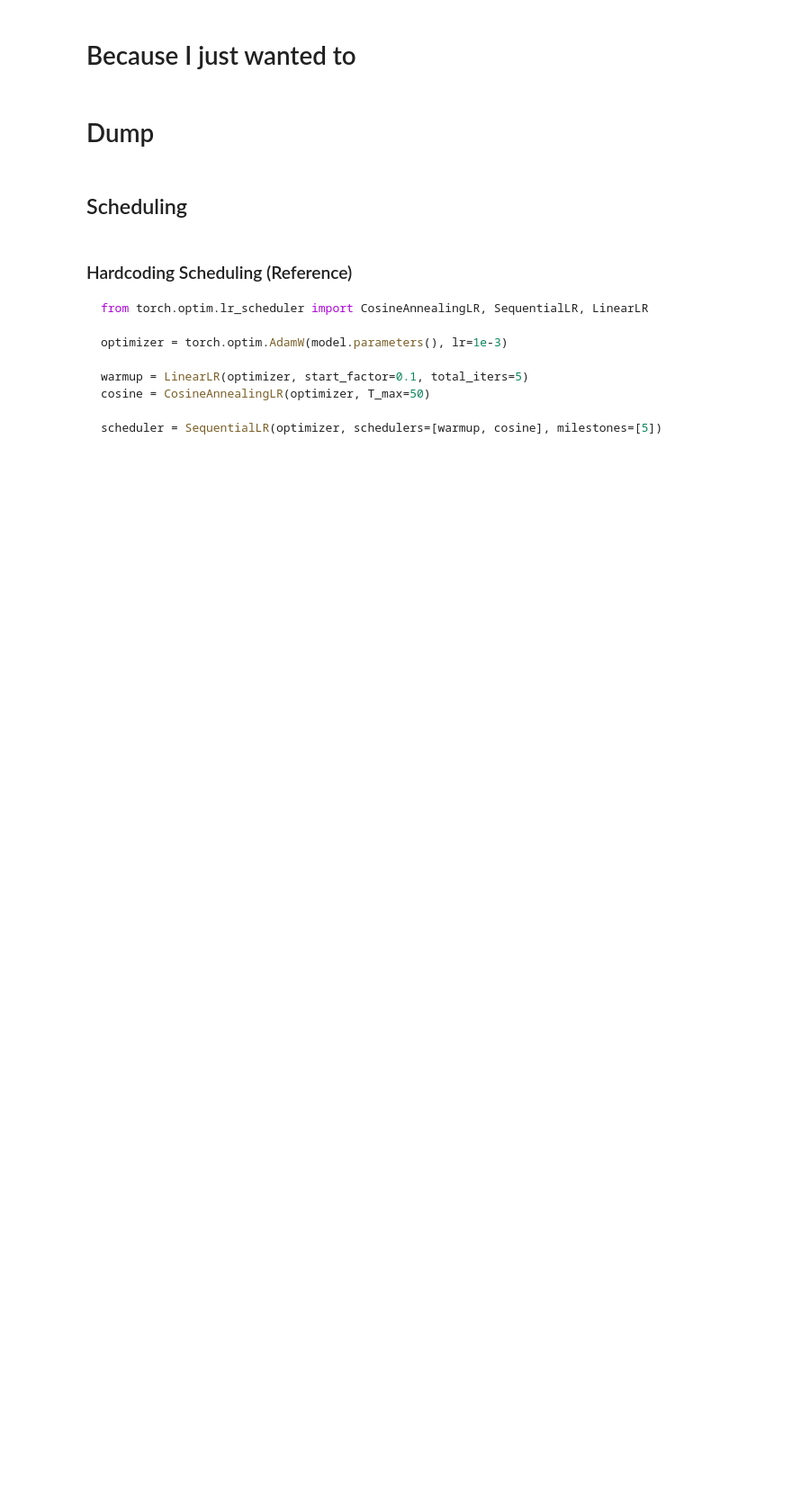
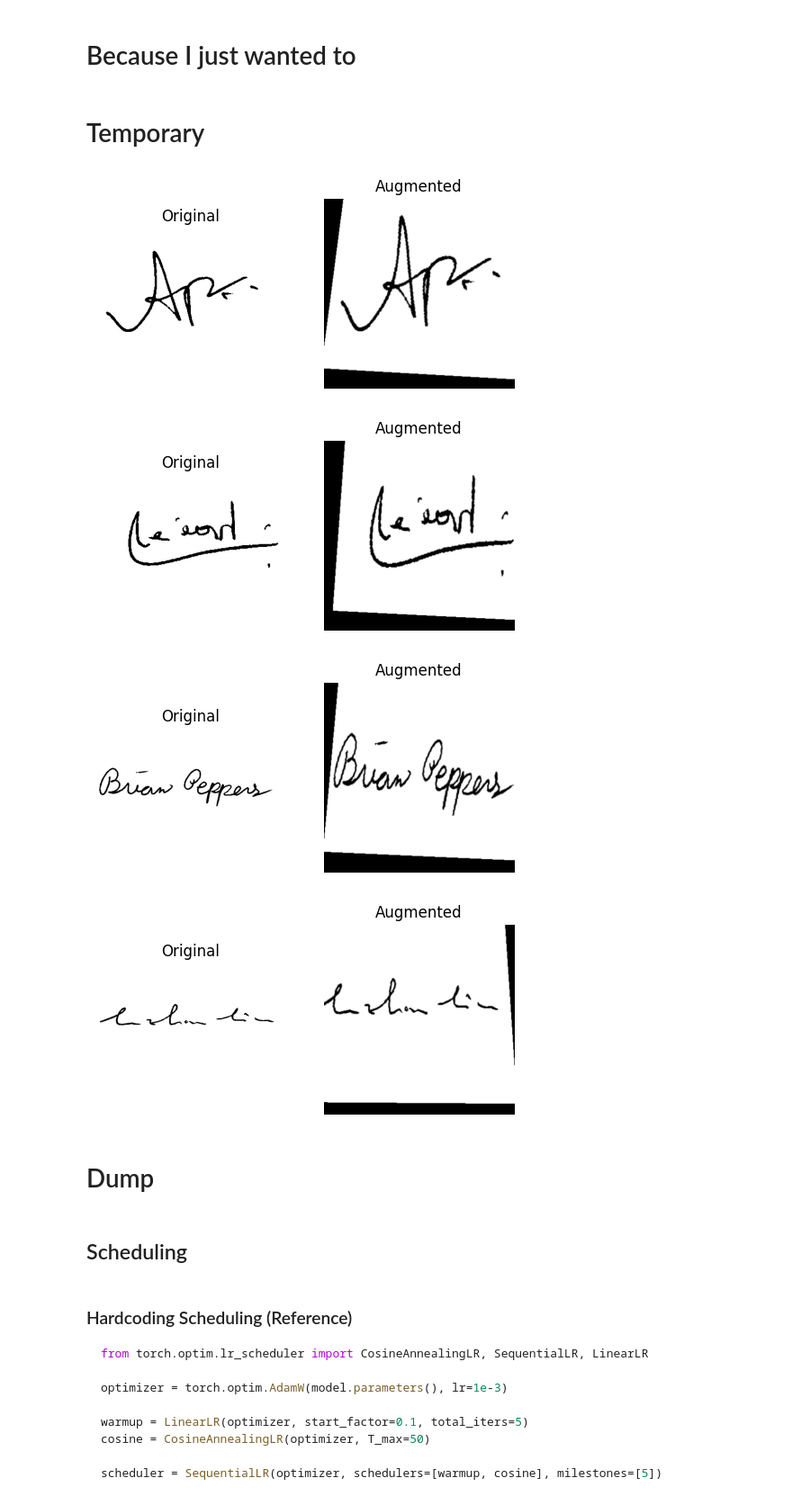
Before and after one commit to HappyPotatoHead/signature-verification-sct-plus, a Jupyter notebook: signature_verification_model.ipynb, the cells around one changed output. Shown: that part at 90% size. Saved outputs shown, nothing was run; the diff lists cells and outputs as text; code cells hidden in the pictures; blank space fills up the shorter version.

```diff
--- a/signature_verification_model.ipynb
+++ b/signature_verification_model.ipynb
@@ -1708,6 +1919,36 @@ for i in range(55):  # signer IDs
             }
             apply_threshold(similarity, dist_score, confidence, result)
             print(f"Signer {i+1}, Original {j+1} vs Forgery {k+1} → {result}")
+# %% [markdown]
+# Temporary
+# %%
+import os
+import matplotlib.pyplot as plt
+
+image_directory = "data/CEDAR/original/"
+image_file = random.sample(os.listdir(image_directory), 4)
+
+for filename in image_file:
+    path = os.path.join(image_directory, filename)
+    image = Image.open(path).convert("L")
+    aug_img = train_transform(image)
+    aug_img_np = aug_img.squeeze().numpy()
+
+    plt.figure(figsize=(6,3))
+    plt.subplot(1,2,1)
+    plt.title("Original")
+    plt.imshow(image, cmap='gray')
+    plt.axis("off")
+
+    plt.subplot(1,2,2)
+    plt.title("Augmented")
+    plt.imshow(aug_img_np, cmap='gray')
+    plt.axis("off")
+# %% [output]
+[figure, added]
+[figure, added]
+[figure, added]
+[figure, added]
 # %% [markdown]
 # Dump
 # %% [markdown]
```
Also changed, not shown: parts of 10 cells of this notebook, 1 other file.
